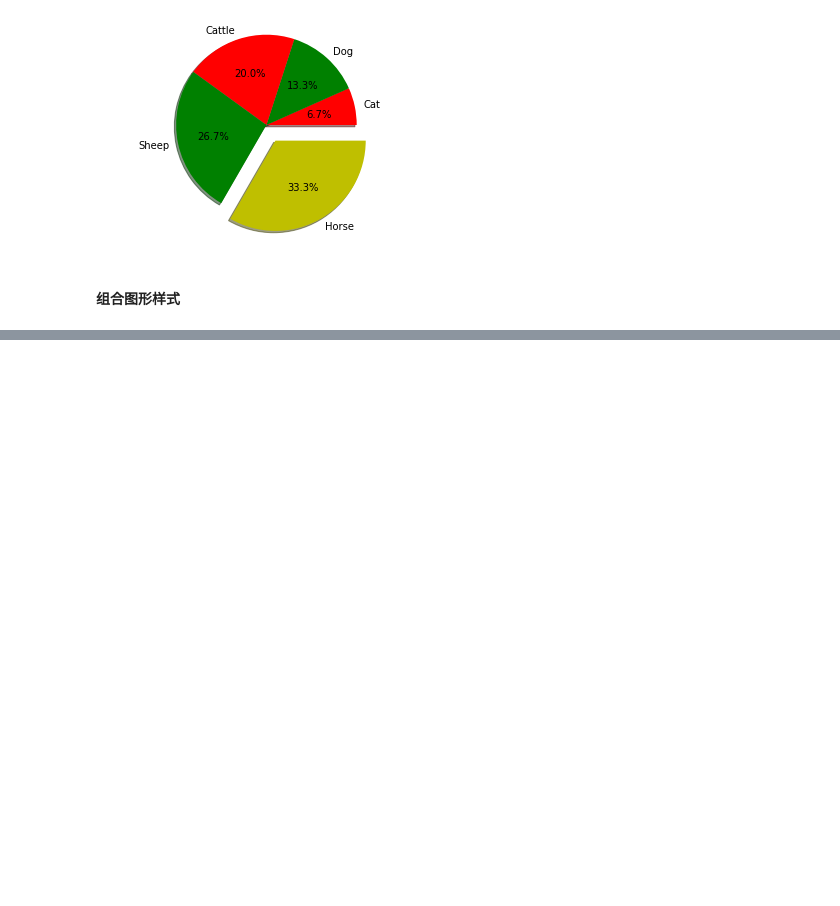
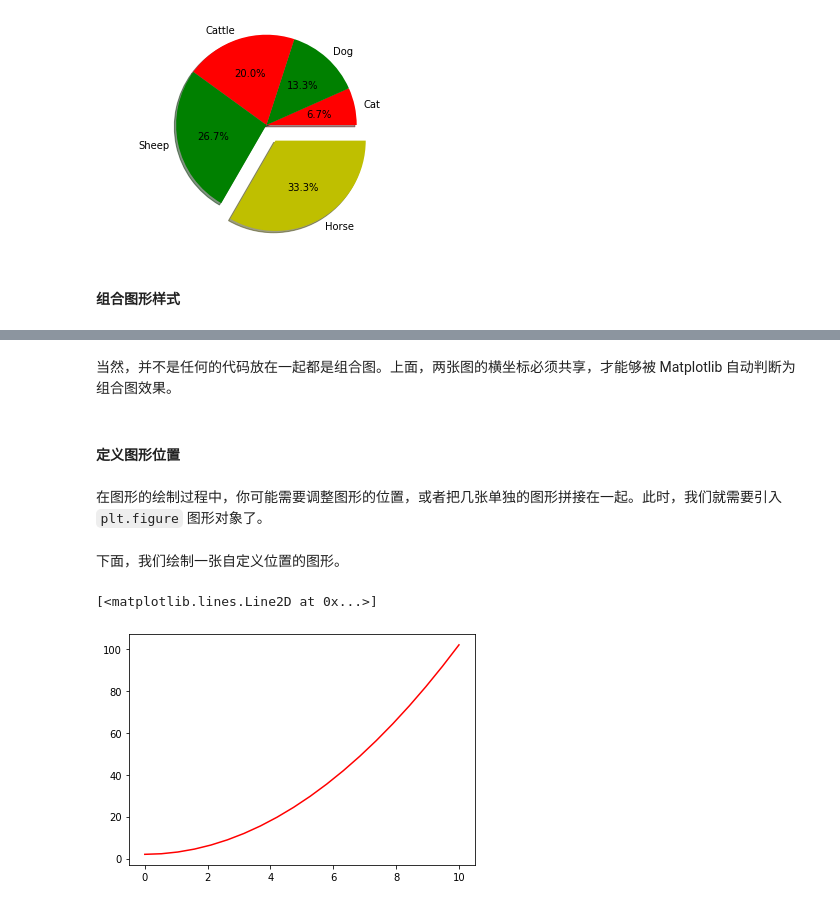
Before and after one commit to KingsleyCheng2021/Python, a Jupyter notebook: matplotlib.ipynb, the cells around one changed output, grey strips where cells are left out. Drawn from its saved outputs; the diff is of its cells as text; code cells hidden in the pictures; blank space fills up the shorter version.

```diff
--- a/matplotlib.ipynb
+++ b/matplotlib.ipynb
@@ -211,0 +224,18 @@ plt.axis('equal')
+# %% [markdown]
+当然，并不是任何的代码放在一起都是组合图。上面，两张图的横坐标必须共享，才能够被 Matplotlib 自动判断为组合图效果。
+# %% [markdown]
+#### 定义图形位置
+# %% [markdown]
+在图形的绘制过程中，你可能需要调整图形的位置，或者把几张单独的图形拼接在一起。此时，我们就需要引入 `plt.figure` 图形对象了。
+# %% [markdown]
+下面，我们绘制一张自定义位置的图形。
+# %%
+x = np.linspace(0, 10, 20)  # 生成数据
+y = x * x + 2
+
+fig = plt.figure()  # 新建图形对象
+axes = fig.add_axes([0.5, 0.5, 0.8, 0.8])  # 控制画布的左, 下, 宽度, 高度
+axes.plot(x, y, 'r')
+# %% [output]
+[<matplotlib.lines.Line2D at 0x...>]
+[figure, added]
```
Also changed, not shown: parts of 30 cells of this notebook.
